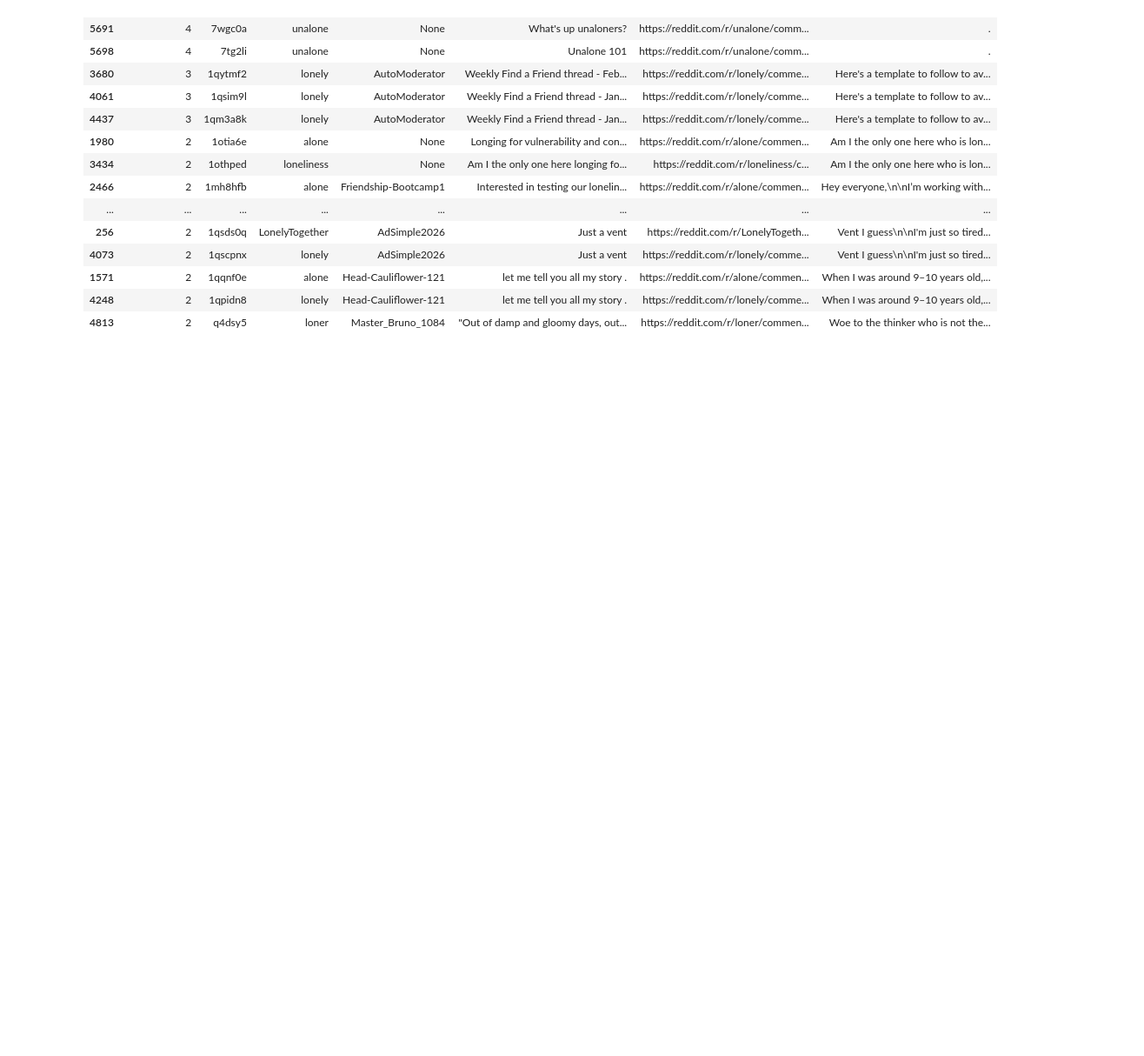
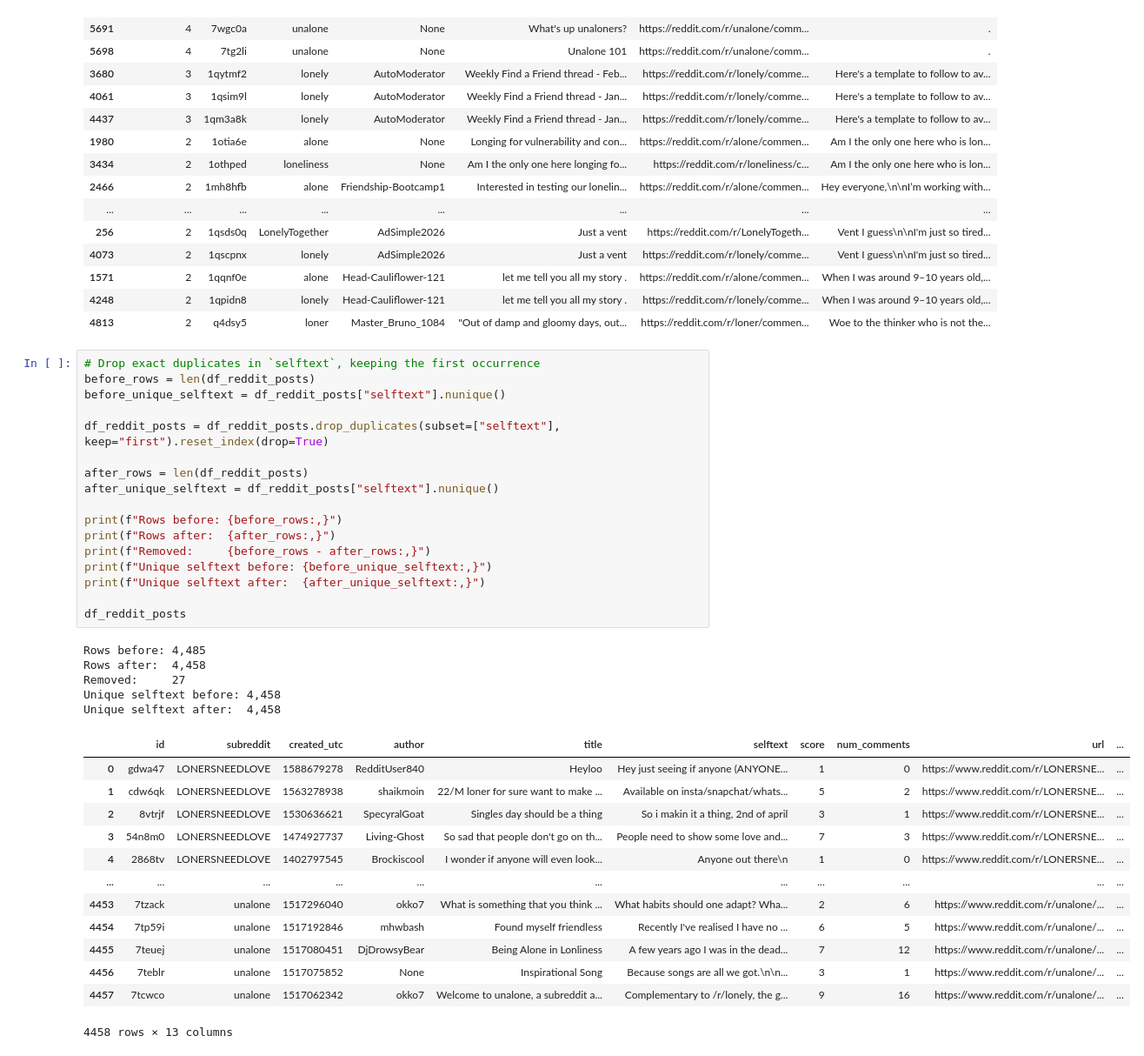
Before and after one commit to laelgelc/cl_st1_andressa, a Jupyter notebook: cl_st1_ph2_andressa/cl_st1_ph2_andressa.ipynb, the cells around one changed output. Shown at 87% size. Cells and saved outputs as stored; diff of their text form; blank space fills up the shorter version.

```diff
--- a/cl_st1_ph2_andressa/cl_st1_ph2_andressa.ipynb
+++ b/cl_st1_ph2_andressa/cl_st1_ph2_andressa.ipynb
@@ -98,3 +100,39 @@ Distinct duplicated selftext values: 24
 | 1571 | 2 | 1qqnf0e | alone | Head-Cauliflower-121 | let me tell you all my story . | https://reddit.com/r/alone/commen... | When I was around 9–10 years old,... |
 | 4248 | 2 | 1qpidn8 | lonely | Head-Cauliflower-121 | let me tell you all my story . | https://reddit.com/r/lonely/comme... | When I was around 9–10 years old,... |
 | 4813 | 2 | q4dsy5 | loner | Master_Bruno_1084 | "Out of damp and gloomy days, out... | https://reddit.com/r/loner/commen... | Woe to the thinker who is not the... |
+# %%
+# Drop exact duplicates in `selftext`, keeping the first occurrence
+before_rows = len(df_reddit_posts)
+before_unique_selftext = df_reddit_posts["selftext"].nunique()
+
+df_reddit_posts = df_reddit_posts.drop_duplicates(subset=["selftext"], keep="first").reset_index(drop=True)
+
+after_rows = len(df_reddit_posts)
+after_unique_selftext = df_reddit_posts["selftext"].nunique()
+
+print(f"Rows before: {before_rows:,}")
+print(f"Rows after:  {after_rows:,}")
+print(f"Removed:     {before_rows - after_rows:,}")
+print(f"Unique selftext before: {before_unique_selftext:,}")
+print(f"Unique selftext after:  {after_unique_selftext:,}")
+
+df_reddit_posts
+# %% [output]
+Rows before: 4,485
+Rows after:  4,458
+Removed:     27
+Unique selftext before: 4,458
+Unique selftext after:  4,458
+|  | id | subreddit | created_utc | author | title | selftext | score | num_comments | url | ... |
+| 0 | gdwa47 | LONERSNEEDLOVE | 1588679278 | RedditUser840 | Heyloo | Hey just seeing if anyone (ANYONE... | 1 | 0 | https://www.reddit.com/r/LONERSNE... | ... |
+| 1 | cdw6qk | LONERSNEEDLOVE | 1563278938 | shaikmoin | 22/M loner for sure want to make ... | Available on insta/snapchat/whats... | 5 | 2 | https://www.reddit.com/r/LONERSNE... | ... |
+| 2 | 8vtrjf | LONERSNEEDLOVE | 1530636621 | SpecyralGoat | Singles day should be a thing | So i makin it a thing, 2nd of april | 3 | 1 | https://www.reddit.com/r/LONERSNE... | ... |
+| 3 | 54n8m0 | LONERSNEEDLOVE | 1474927737 | Living-Ghost | So sad that people don't go on th... | People need to show some love and... | 7 | 3 | https://www.reddit.com/r/LONERSNE... | ... |
+| 4 | 2868tv | LONERSNEEDLOVE | 1402797545 | Brockiscool | I wonder if anyone will even look... | Anyone out there\n | 1 | 0 | https://www.reddit.com/r/LONERSNE... | ... |
+| ... | ... | ... | ... | ... | ... | ... | ... | ... | ... | ... |
+| 4453 | 7tzack | unalone | 1517296040 | okko7 | What is something that you think ... | What habits should one adapt? Wha... | 2 | 6 | https://www.reddit.com/r/unalone/... | ... |
+| 4454 | 7tp59i | unalone | 1517192846 | mhwbash | Found myself friendless | Recently I've realised I have no ... | 6 | 5 | https://www.reddit.com/r/unalone/... | ... |
+| 4455 | 7teuej | unalone | 1517080451 | DjDrowsyBear | Being Alone in Lonliness | A few years ago I was in the dead... | 7 | 12 | https://www.reddit.com/r/unalone/... | ... |
+| 4456 | 7teblr | unalone | 1517075852 | None | Inspirational Song | Because songs are all we got.\n\n... | 3 | 1 | https://www.reddit.com/r/unalone/... | ... |
+| 4457 | 7tcwco | unalone | 1517062342 | okko7 | Welcome to unalone, a subreddit a... | Complementary to /r/lonely, the g... | 9 | 16 | https://www.reddit.com/r/unalone/... | ... |
+4458 rows × 13 columns
```
Also changed, not shown: parts of 31 cells of this notebook, 36 other files.
